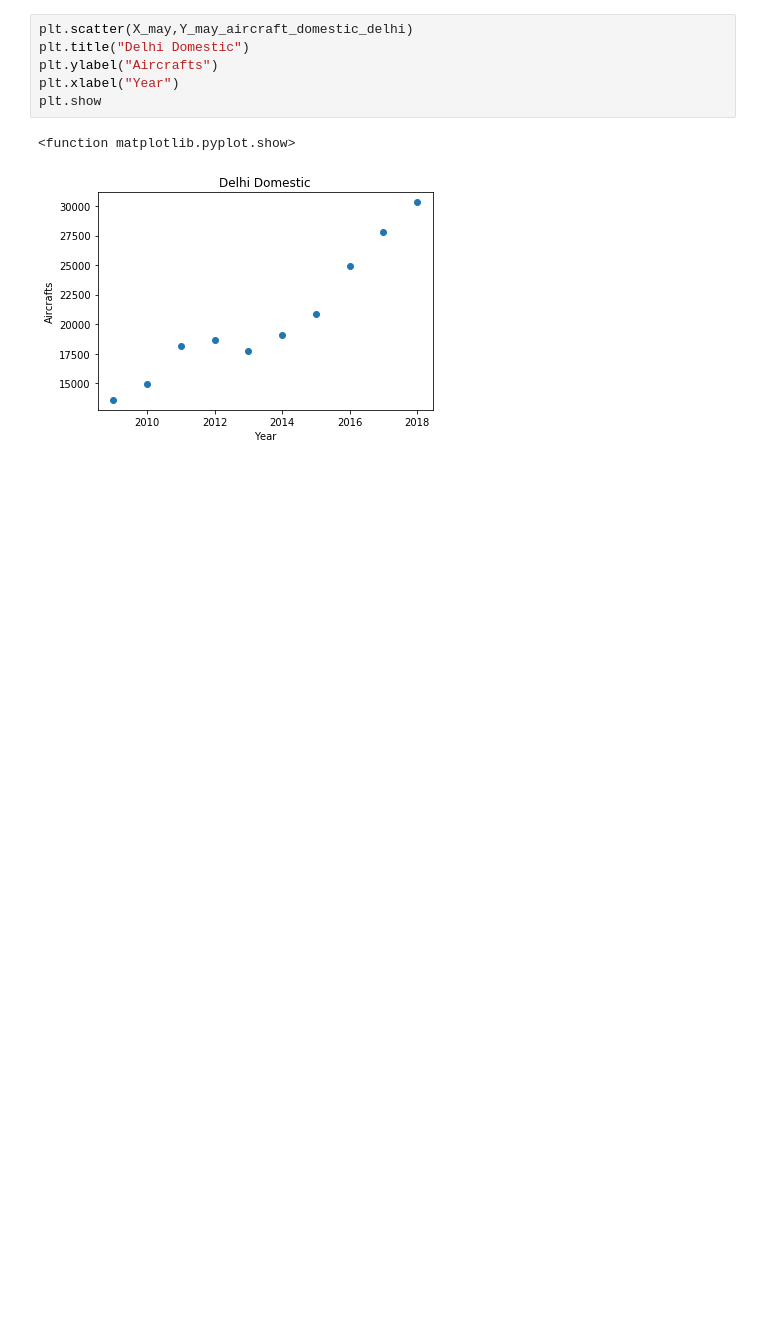
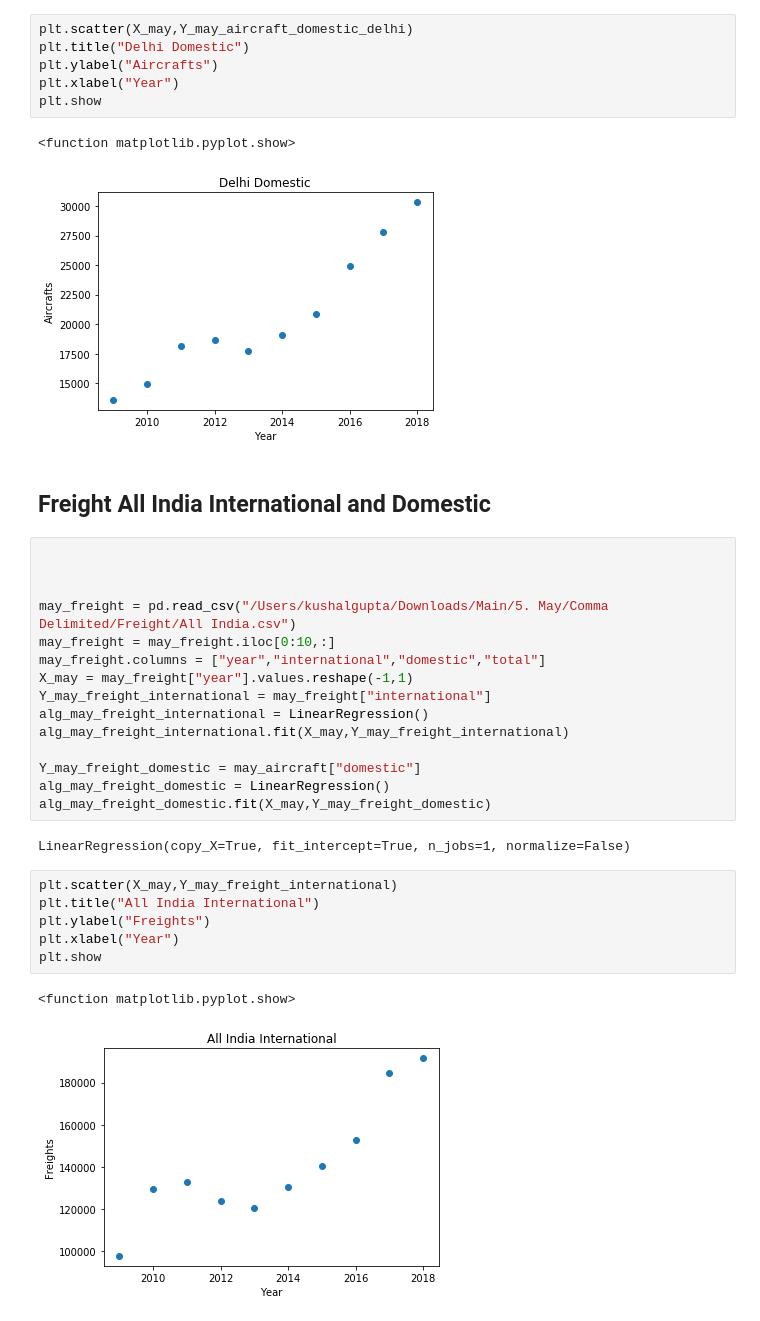
Before and after one commit to kushalguptadeveloper/Airport-Authority-Of-India-Internship-Project, a Jupyter notebook: AAI.ipynb, the cells around one changed output. Saved outputs shown, nothing was run; the diff lists cells and outputs as text; blank space fills up the shorter version.

Commit message:
model and graphs for may and june added

```diff
--- a/AAI.ipynb
+++ b/AAI.ipynb
@@ -1056,3 +1056,31 @@ plt.show
 # %% [output]
 <function matplotlib.pyplot.show>
 [figure]
+# %% [markdown]
+## Freight All India International and Domestic
+# %%
+
+
+
+may_freight = pd.read_csv("/Users/kushalgupta/Downloads/Main/5. May/Comma Delimited/Freight/All India.csv")
+may_freight = may_freight.iloc[0:10,:]
+may_freight.columns = ["year","international","domestic","total"]
+X_may = may_freight["year"].values.reshape(-1,1)
+Y_may_freight_international = may_freight["international"]
+alg_may_freight_international = LinearRegression()
+alg_may_freight_international.fit(X_may,Y_may_freight_international)
+
+Y_may_freight_domestic = may_aircraft["domestic"]
+alg_may_freight_domestic = LinearRegression()
+alg_may_freight_domestic.fit(X_may,Y_may_freight_domestic)
+# %% [output]
+LinearRegression(copy_X=True, fit_intercept=True, n_jobs=1, normalize=False)
+# %%
+plt.scatter(X_may,Y_may_freight_international)
+plt.title("All India International")
+plt.ylabel("Freights")
+plt.xlabel("Year")
+plt.show
+# %% [output]
+<function matplotlib.pyplot.show>
+[figure, added]
```
Also changed, not shown: parts of 44 cells of this notebook.
